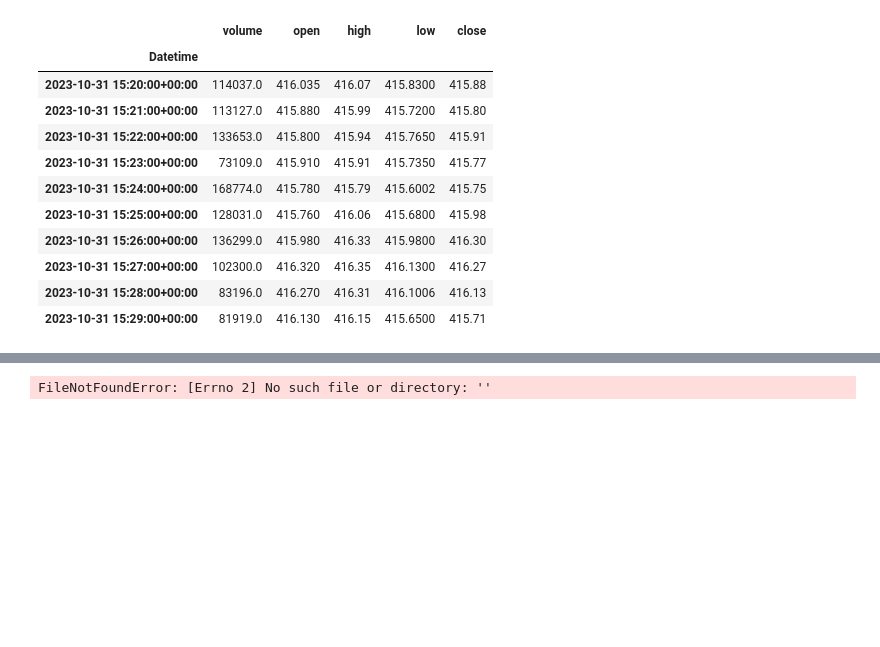
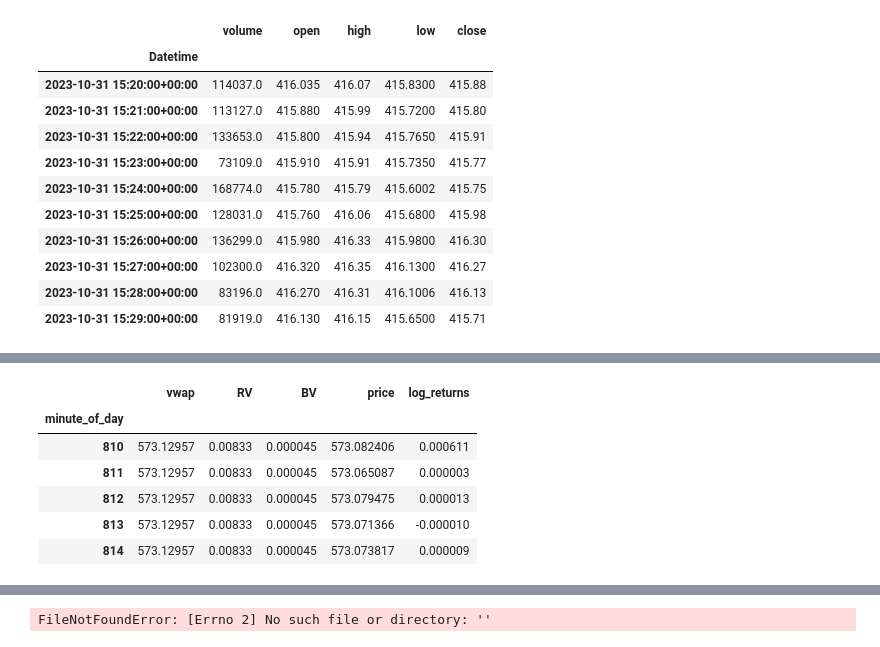
Before and after one commit to blackswan-quants/intraday-momentum, a Jupyter notebook: notebooks/replicating.ipynb, the cells around one changed output, grey strips where cells are left out. Saved outputs shown, nothing was run; the diff lists cells and outputs as text; code cells hidden in the pictures; blank space fills up the shorter version.

```diff
--- a/notebooks/replicating.ipynb
+++ b/notebooks/replicating.ipynb
@@ -179,3 +210,13 @@ RuntimeError: Metric computation failed.
+# %%
+df_spy_daily.head()
+# %% [output]
+|  | vwap | RV | BV | price | log_returns |
+| minute_of_day |  |  |  |  |  |
+| 810 | 573.12957 | 0.00833 | 0.000045 | 573.082406 | 0.000611 |
+| 811 | 573.12957 | 0.00833 | 0.000045 | 573.065087 | 0.000003 |
+| 812 | 573.12957 | 0.00833 | 0.000045 | 573.079475 | 0.000013 |
+| 813 | 573.12957 | 0.00833 | 0.000045 | 573.071366 | -0.000010 |
+| 814 | 573.12957 | 0.00833 | 0.000045 | 573.073817 | 0.000009 |
 # %%
 
 df_spy.info()
```
Also changed, not shown: parts of 7 cells of this notebook, 2 other files.
